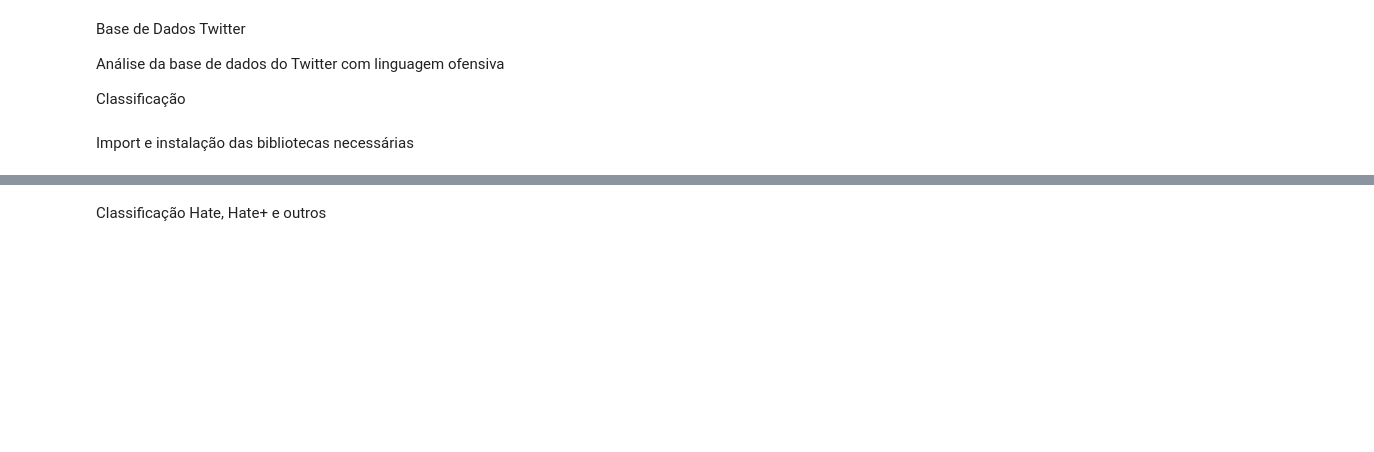
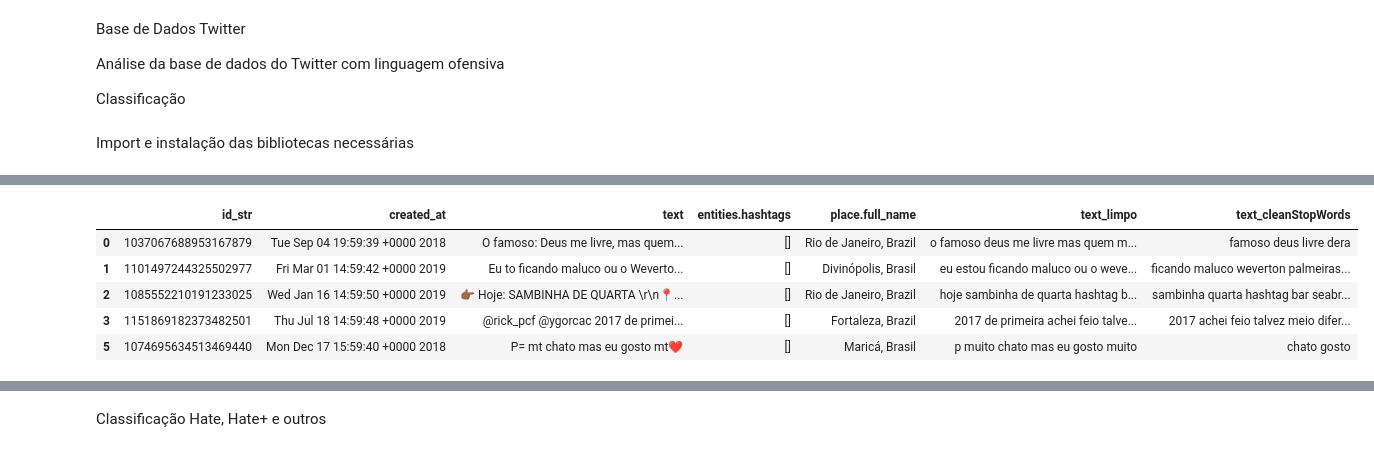
Before and after one commit to LuanPCunha/TCC, a Jupyter notebook: RotinaDeClassificacaoDaBaseDeDados.ipynb, the cells around one changed output, grey strips where cells are left out. Saved outputs shown, nothing was run; the diff lists cells and outputs as text; code cells hidden in the pictures; blank space fills up the shorter version.

```diff
--- a/RotinaDeClassificacaoDaBaseDeDados.ipynb
+++ b/RotinaDeClassificacaoDaBaseDeDados.ipynb
@@ -26,11 +45,17 @@ import itertools
 # %%
 ########## PATHS DE ARQUIVOS ##########
 
-# Base completa bruta
+# Base após pré-processamento COM stopwords (Base 1)
 PATH_BASE1_COM_STOPWORDS = r"/content/drive/MyDrive/TCC/dados/processadas/Base1_Com_StopWords.csv"
 
-# Base teste bruta
+# Base após pré-processamento SEM stopwords (Base 2)
 PATH_BASE2_SEM_STOPWORDS = r"/content/drive/MyDrive/TCC/dados/processadas/Base2_Sem_StopWords.csv"
+
+# Amostra Base 1
+PATH_TESTE_BASE1 = r"/content/drive/MyDrive/TCC/dados/processadas/Teste_Base1_Com_StopWords.csv"
+
+# Amostra Base 2
+PATH_TESTE_BASE2 = r"/content/drive/MyDrive/TCC/dados/processadas/Teste_Base2_Sem_StopWords.csv"
 
 # Lista de Hates
 PATH_LIST_HATE_EXPRESSIONS_PT_BR = r"/content/drive/MyDrive/TCC/dados/dicionarios/odio_list.csv"
@@ -41,6 +74,14 @@ base1.head()
 # %%
 #Carrega a base de dados sem stopWords
-base2= pd.read_csv(PATH_BASE2_SEM_STOPWORDS, index_col=0)
+#base2= pd.read_csv(PATH_BASE2_SEM_STOPWORDS, index_col=0)
+base2= pd.read_csv(PATH_TESTE_BASE2, index_col=0)
 base2.head()
+# %% [output]
+|  | id_str | created_at | text | entities.hashtags | place.full_name | text_limpo | text_cleanStopWords |
+| 0 | 1037067688953167879 | Tue Sep 04 19:59:39 +0000 2018 | O famoso: Deus me livre, mas quem... | [] | Rio de Janeiro, Brazil | o famoso deus me livre mas quem m... | famoso deus livre dera |
+| 1 | 1101497244325502977 | Fri Mar 01 14:59:42 +0000 2019 | Eu to ficando maluco ou o Weverto... | [] | Divinópolis, Brasil | eu estou ficando maluco ou o weve... | ficando maluco weverton palmeiras... |
+| 2 | 1085552210191233025 | Wed Jan 16 14:59:50 +0000 2019 | 👉🏾 Hoje: SAMBINHA DE QUARTA \r\n📍... | [] | Rio de Janeiro, Brazil | hoje sambinha de quarta hashtag b... | sambinha quarta hashtag bar seabr... |
+| 3 | 1151869182373482501 | Thu Jul 18 14:59:48 +0000 2019 | @rick_pcf @ygorcac 2017 de primei... | [] | Fortaleza, Brazil | 2017 de primeira achei feio talve... | 2017 achei feio talvez meio difer... |
+| 5 | 1074695634513469440 | Mon Dec 17 15:59:40 +0000 2018 | P= mt chato mas eu gosto mt❤️ | [] | Maricá, Brasil | p muito chato mas eu gosto muito | chato gosto |
 # %%
 base1.shape
```
Also changed, not shown: parts of 9 cells of this notebook.
